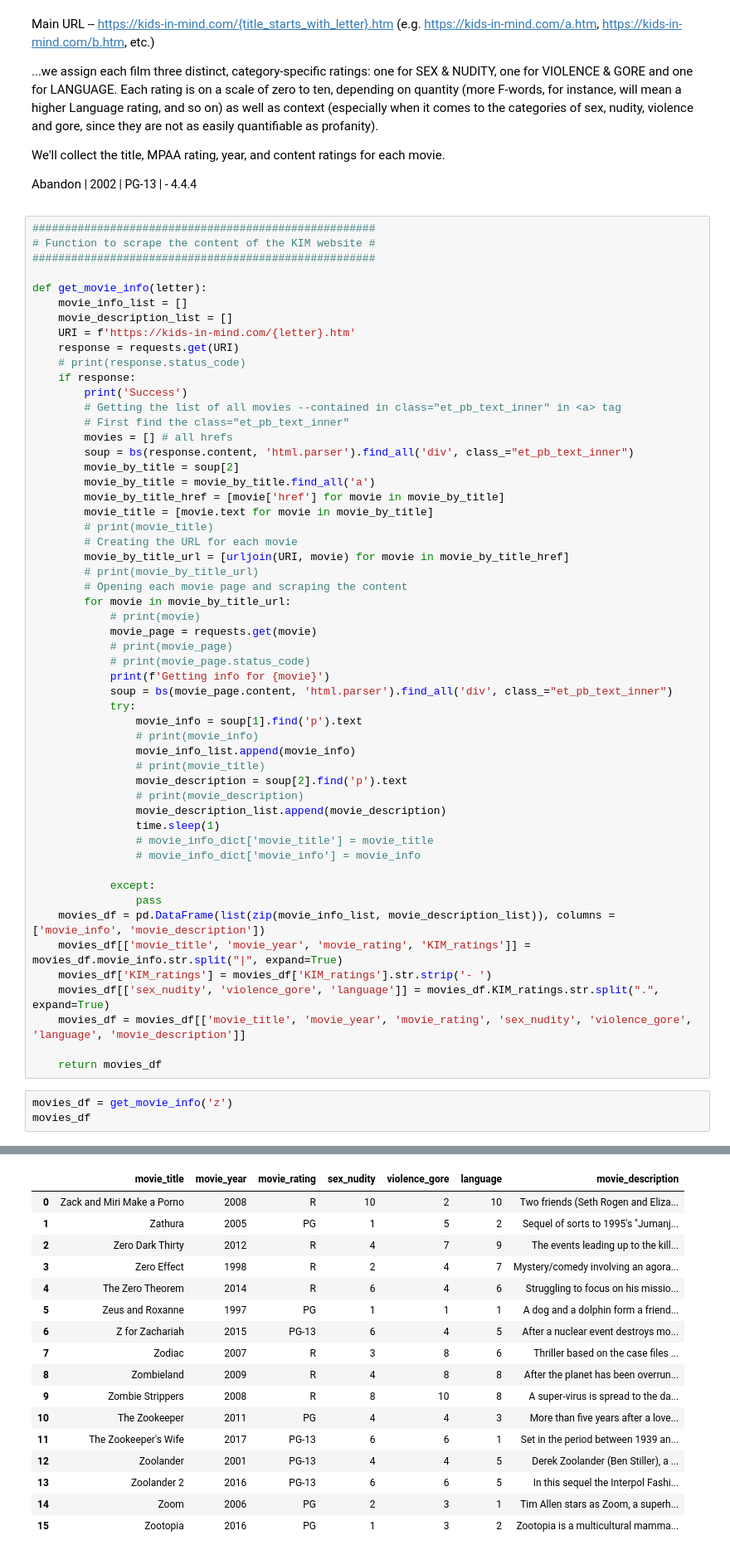
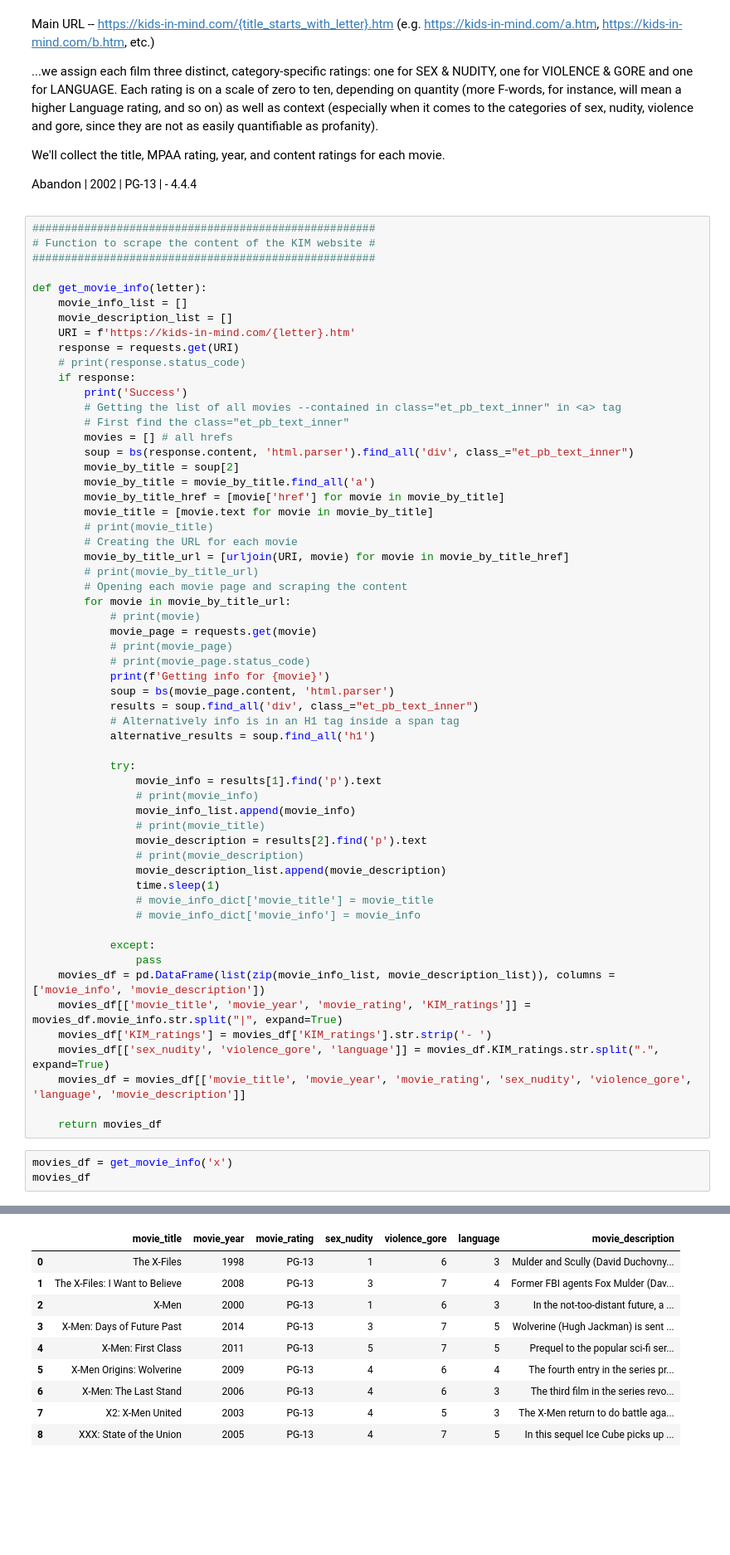
Before and after one commit to tiroger/kid-movie-recommender, a Jupyter notebook: scrape_database.ipynb, the cells around one changed output, grey strips where cells are left out. Shown at 83% size. Drawn from its saved outputs; the diff is of its cells as text; blank space fills up the shorter version.

Commit message:
scapped movies

```diff
--- a/scrape_database.ipynb
+++ b/scrape_database.ipynb
@@ -58,13 +63,17 @@ def get_movie_info(letter):
             # print(movie_page)
             # print(movie_page.status_code)
             print(f'Getting info for {movie}')
-            soup = bs(movie_page.content, 'html.parser').find_all('div', class_="et_pb_text_inner")
+            soup = bs(movie_page.content, 'html.parser')
+            results = soup.find_all('div', class_="et_pb_text_inner")
+            # Alternatively info is in an H1 tag inside a span tag
+            alternative_results = soup.find_all('h1')
+
             try:
-                movie_info = soup[1].find('p').text
+                movie_info = results[1].find('p').text
                 # print(movie_info)
                 movie_info_list.append(movie_info)
                 # print(movie_title)
-                movie_description = soup[2].find('p').text
+                movie_description = results[2].find('p').text
                 # print(movie_description)
                 movie_description_list.append(movie_description)
                 time.sleep(1)
@@ -81,7 +90,7 @@ def get_movie_info(letter):
 
     return movies_df
 # %%
-movies_df = get_movie_info('z')
+movies_df = get_movie_info('x')
 movies_df
 # %% [output]
 Success
@@ -107,17 +113,10 @@ Getting info for https://kids-in-mind.com/z/zootopia.htm
 |  | movie_title | movie_year | movie_rating | sex_nudity | violence_gore | language | movie_description |
-| 0 | Zack and Miri Make a Porno | 2008 | R | 10 | 2 | 10 | Two friends (Seth Rogen and Eliza... |
-| 1 | Zathura | 2005 | PG | 1 | 5 | 2 | Sequel of sorts to 1995's "Jumanj... |
-| 2 | Zero Dark Thirty | 2012 | R | 4 | 7 | 9 | The events leading up to the kill... |
-| 3 | Zero Effect | 1998 | R | 2 | 4 | 7 | Mystery/comedy involving an agora... |
-| 4 | The Zero Theorem | 2014 | R | 6 | 4 | 6 | Struggling to focus on his missio... |
-| 5 | Zeus and Roxanne | 1997 | PG | 1 | 1 | 1 | A dog and a dolphin form a friend... |
-| 6 | Z for Zachariah | 2015 | PG-13 | 6 | 4 | 5 | After a nuclear event destroys mo... |
-| 7 | Zodiac | 2007 | R | 3 | 8 | 6 | Thriller based on the case files ... |
-| 8 | Zombieland | 2009 | R | 4 | 8 | 8 | After the planet has been overrun... |
-| 9 | Zombie Strippers | 2008 | R | 8 | 10 | 8 | A super-virus is spread to the da... |
-| 10 | The Zookeeper | 2011 | PG | 4 | 4 | 3 | More than five years after a love... |
-| 11 | The Zookeeper's Wife | 2017 | PG-13 | 6 | 6 | 1 | Set in the period between 1939 an... |
-| 12 | Zoolander | 2001 | PG-13 | 4 | 4 | 5 | Derek Zoolander (Ben Stiller), a ... |
-| 13 | Zoolander 2 | 2016 | PG-13 | 6 | 6 | 5 | In this sequel the Interpol Fashi... |
-| 14 | Zoom | 2006 | PG | 2 | 3 | 1 | Tim Allen stars as Zoom, a superh... |
-| 15 | Zootopia | 2016 | PG | 1 | 3 | 2 | Zootopia is a multicultural mamma... |
+| 0 | The X-Files | 1998 | PG-13 | 1 | 6 | 3 | Mulder and Scully (David Duchovny... |
+| 1 | The X-Files: I Want to Believe | 2008 | PG-13 | 3 | 7 | 4 | Former FBI agents Fox Mulder (Dav... |
+| 2 | X-Men | 2000 | PG-13 | 1 | 6 | 3 | In the not-too-distant future, a ... |
+| 3 | X-Men: Days of Future Past | 2014 | PG-13 | 3 | 7 | 5 | Wolverine (Hugh Jackman) is sent ... |
+| 4 | X-Men: First Class | 2011 | PG-13 | 5 | 7 | 5 | Prequel to the popular sci-fi ser... |
+| 5 | X-Men Origins: Wolverine | 2009 | PG-13 | 4 | 6 | 4 | The fourth entry in the series pr... |
+| 6 | X-Men: The Last Stand | 2006 | PG-13 | 4 | 6 | 3 | The third film in the series revo... |
+| 7 | X2: X-Men United | 2003 | PG-13 | 4 | 5 | 3 | The X-Men return to do battle aga... |
+| 8 | XXX: State of the Union | 2005 | PG-13 | 4 | 7 | 5 | In this sequel Ice Cube picks up ... |
```
Also changed, not shown: parts of 7 cells of this notebook, 30 other files.
